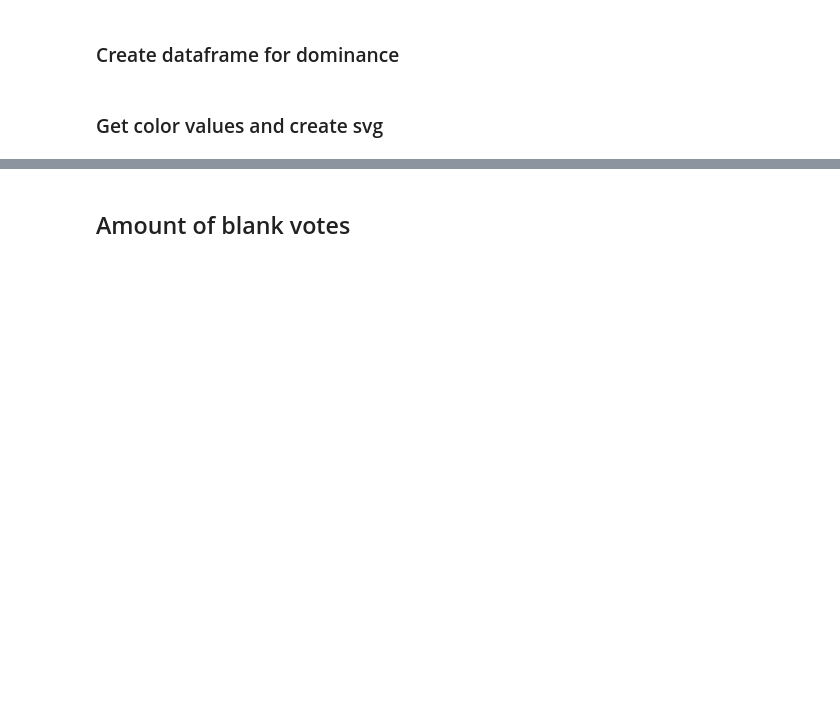
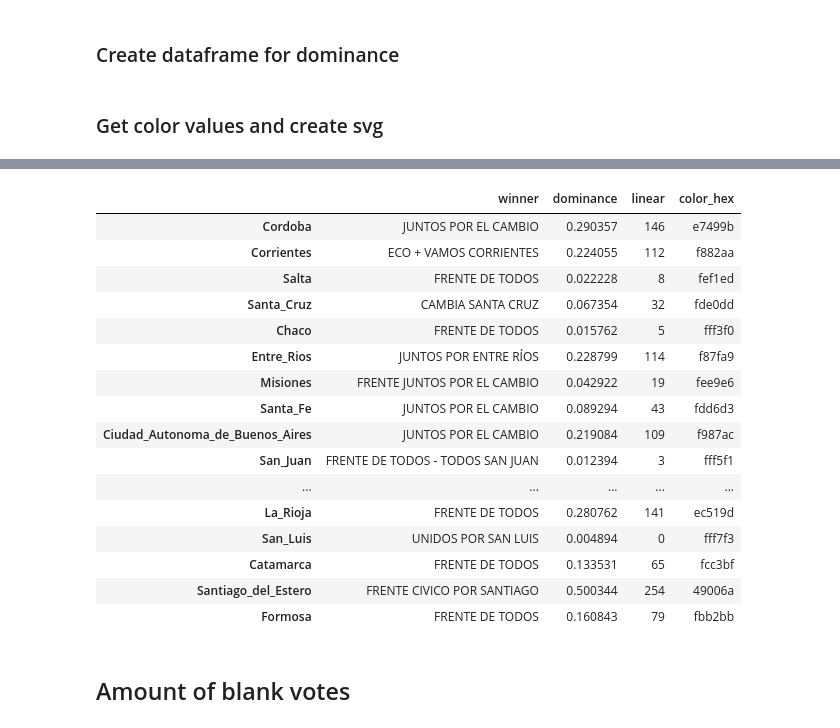
Before and after one commit to mattiasJohnson/infoviz-elecciones, a Jupyter notebook: infoviz_final.ipynb, the cells around one changed output, grey strips where cells are left out. Saved outputs shown, nothing was run; the diff lists cells and outputs as text; code cells hidden in the pictures; blank space fills up the shorter version.

```diff
--- a/infoviz_final.ipynb
+++ b/infoviz_final.ipynb
@@ -210,3 +259,23 @@ df_diputados
+# %%
+df_dominance
+# %% [output]
+|  | winner | dominance | linear | color_hex |
+| Cordoba | JUNTOS POR EL CAMBIO | 0.290357 | 146 | e7499b |
+| Corrientes | ECO + VAMOS CORRIENTES | 0.224055 | 112 | f882aa |
+| Salta | FRENTE DE TODOS | 0.022228 | 8 | fef1ed |
+| Santa_Cruz | CAMBIA SANTA CRUZ | 0.067354 | 32 | fde0dd |
+| Chaco | FRENTE DE TODOS | 0.015762 | 5 | fff3f0 |
+| Entre_Rios | JUNTOS POR ENTRE RÍOS | 0.228799 | 114 | f87fa9 |
+| Misiones | FRENTE JUNTOS POR EL CAMBIO | 0.042922 | 19 | fee9e6 |
+| Santa_Fe | JUNTOS POR EL CAMBIO | 0.089294 | 43 | fdd6d3 |
+| Ciudad_Autonoma_de_Buenos_Aires | JUNTOS POR EL CAMBIO | 0.219084 | 109 | f987ac |
+| San_Juan | FRENTE DE TODOS - TODOS SAN JUAN | 0.012394 | 3 | fff5f1 |
+| ... | ... | ... | ... | ... |
+| La_Rioja | FRENTE DE TODOS | 0.280762 | 141 | ec519d |
+| San_Luis | UNIDOS POR SAN LUIS | 0.004894 | 0 | fff7f3 |
+| Catamarca | FRENTE DE TODOS | 0.133531 | 65 | fcc3bf |
+| Santiago_del_Estero | FRENTE CIVICO POR SANTIAGO | 0.500344 | 254 | 49006a |
+| Formosa | FRENTE DE TODOS | 0.160843 | 79 | fbb2bb |
 # %% [markdown]
 ## Amount of blank votes
 # %%
```
Also changed, not shown: parts of 12 cells of this notebook.
